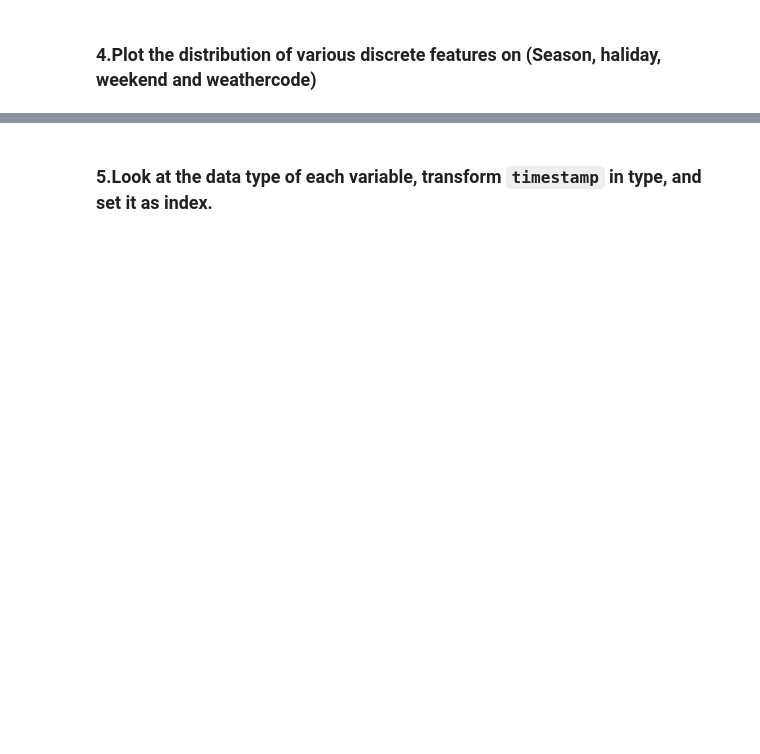
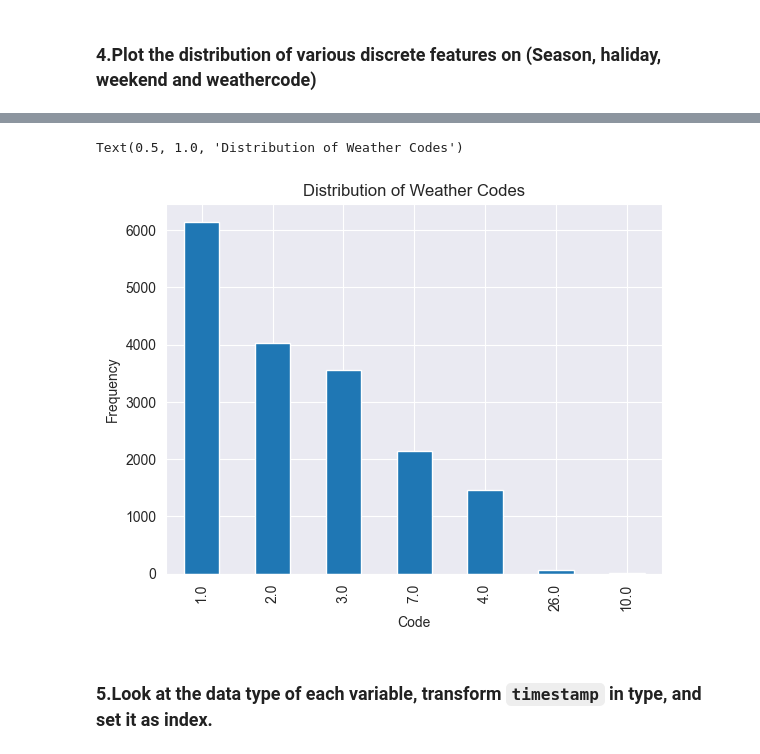
Before and after one commit to fenyx-it-academy/Class7-Week20-Data-Visualization-Seaborn-Matplotlib, a Jupyter notebook: Data_Visualisation_(Seaborn_Matplotlib).ipynb, the cells around one changed output, grey strips where cells are left out. Saved outputs shown, nothing was run; the diff lists cells and outputs as text; code cells hidden in the pictures; blank space fills up the shorter version.

```diff
--- a/Data_Visualisation_(Seaborn_Matplotlib).ipynb
+++ b/Data_Visualisation_(Seaborn_Matplotlib).ipynb
@@ -71,2 +128,11 @@ warnings.filterwarnings("ignore")
+# %%
+df['weather_code'].value_counts().plot(kind='bar')
+plt.xlabel('Code')
+plt.ylabel('Frequency')
+plt.title('Distribution of Weather Codes')
+# plt.show()
+# %% [output]
+Text(0.5, 1.0, 'Distribution of Weather Codes')
+[figure, added]
 # %% [markdown]
 ### 5.Look at the data type of each variable, transform `timestamp` in type, and set it as index.
```
Also changed, not shown: parts of 49 cells of this notebook.
